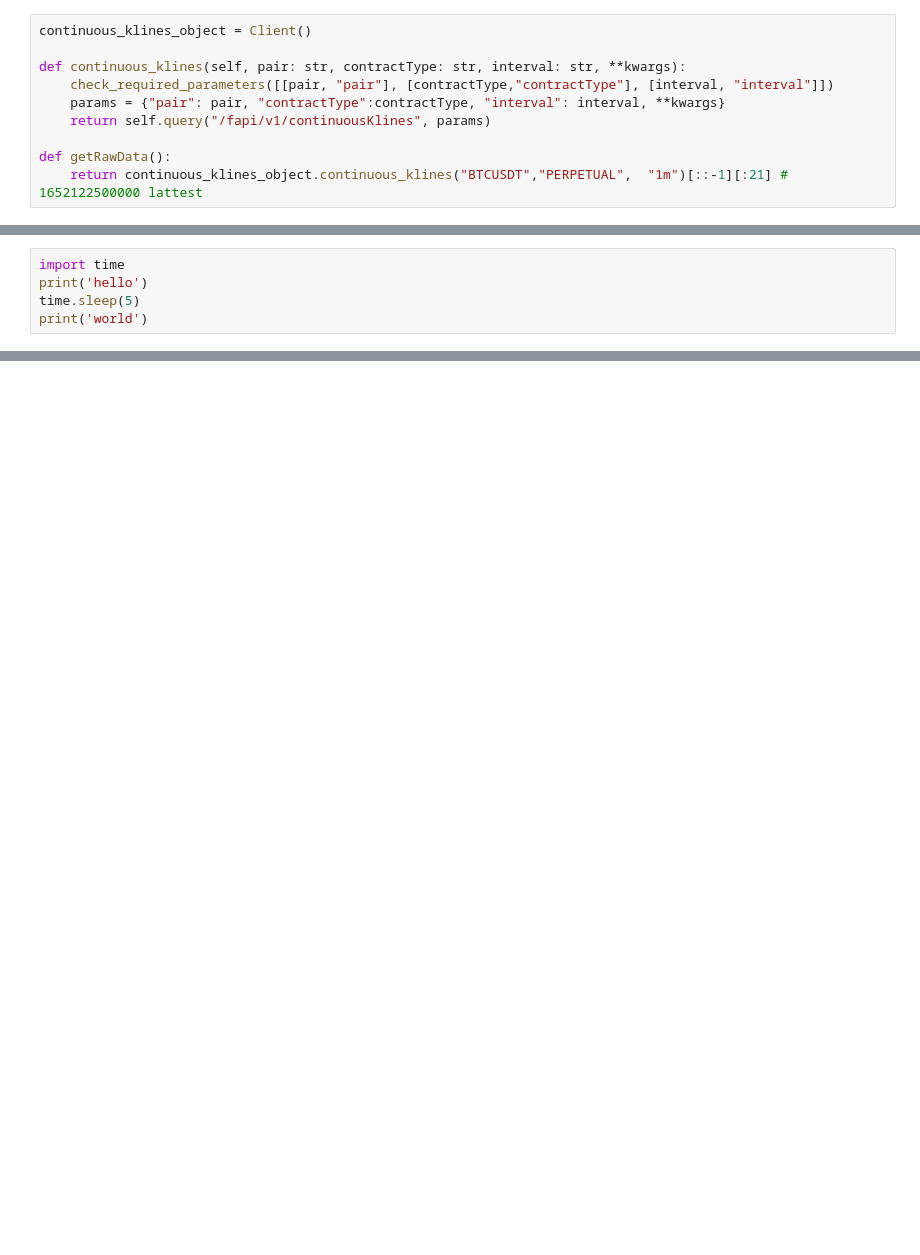
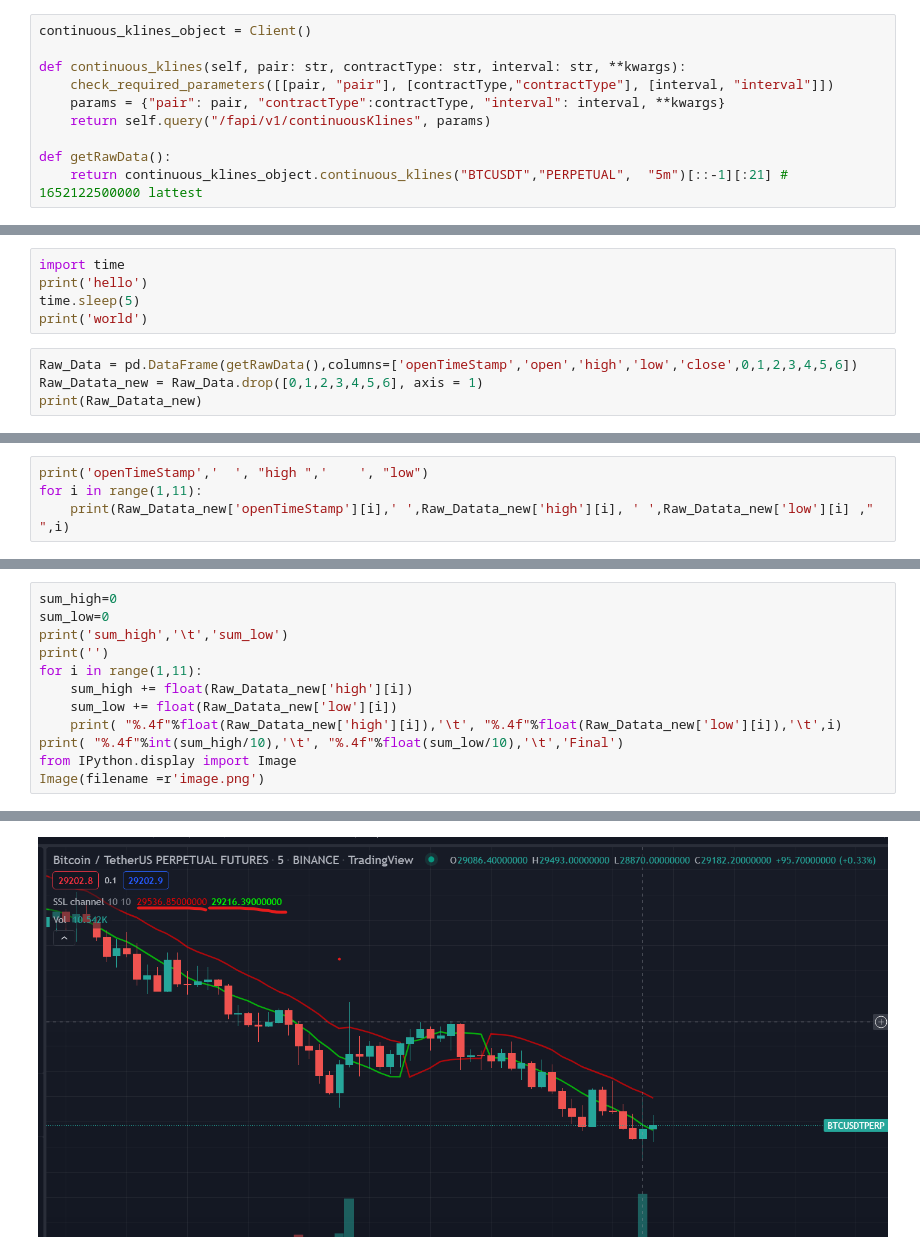
Before and after one commit to abhijitgawai/trading-bot, a Jupyter notebook: Trading_bot.ipynb, the cells around one changed output, grey strips where cells are left out. Drawn from its saved outputs; the diff is of its cells as text; blank space fills up the shorter version.

```diff
--- a/Trading_bot.ipynb
+++ b/Trading_bot.ipynb
@@ -209,7 +211,7 @@ def continuous_klines(self, pair: str, contractType: str, interval: str, **kwarg
     return self.query("/fapi/v1/continuousKlines", params)
 
 def getRawData():
-    return continuous_klines_object.continuous_klines("BTCUSDT","PERPETUAL",  "1m")[::-1][:21] # 1652122500000 lattest
+    return continuous_klines_object.continuous_klines("BTCUSDT","PERPETUAL",  "5m")[::-1][:21] # 1652122500000 lattest
 # %%
 # Run this, it will update after every 1 minute, for this change "5m" to "1m" ^^^^^^ here above
 first_time_stamp = 0
@@ -231,3 +251,7 @@ import time
 print('hello')
 time.sleep(5)
 print('world')
+# %%
+Raw_Data = pd.DataFrame(getRawData(),columns=['openTimeStamp','open','high','low','close',0,1,2,3,4,5,6])
+Raw_Datata_new = Raw_Data.drop([0,1,2,3,4,5,6], axis = 1)
+print(Raw_Datata_new)
@@ -233,0 +276,4 @@ print('world')
+# %%
+print('openTimeStamp','  ', "high ",'    ', "low")
+for i in range(1,11):
+    print(Raw_Datata_new['openTimeStamp'][i],' ',Raw_Datata_new['high'][i], ' ',Raw_Datata_new['low'][i] ,"  ",i)
@@ -233,0 +292,13 @@ print('world')
+# %%
+sum_high=0
+sum_low=0
+print('sum_high','\t','sum_low')
+print('')
+for i in range(1,11):
+    sum_high += float(Raw_Datata_new['high'][i])
+    sum_low += float(Raw_Datata_new['low'][i])
+    print( "%.4f"%float(Raw_Datata_new['high'][i]),'\t', "%.4f"%float(Raw_Datata_new['low'][i]),'\t',i)
+print( "%.4f"%int(sum_high/10),'\t', "%.4f"%float(sum_low/10),'\t','Final')
+from IPython.display import Image
+Image(filename =r'image.png')
+# %% [output]
@@ -233,0 +318 @@ print('world')
+[figure, added]
```
Also changed, not shown: parts of 5 cells of this notebook.
